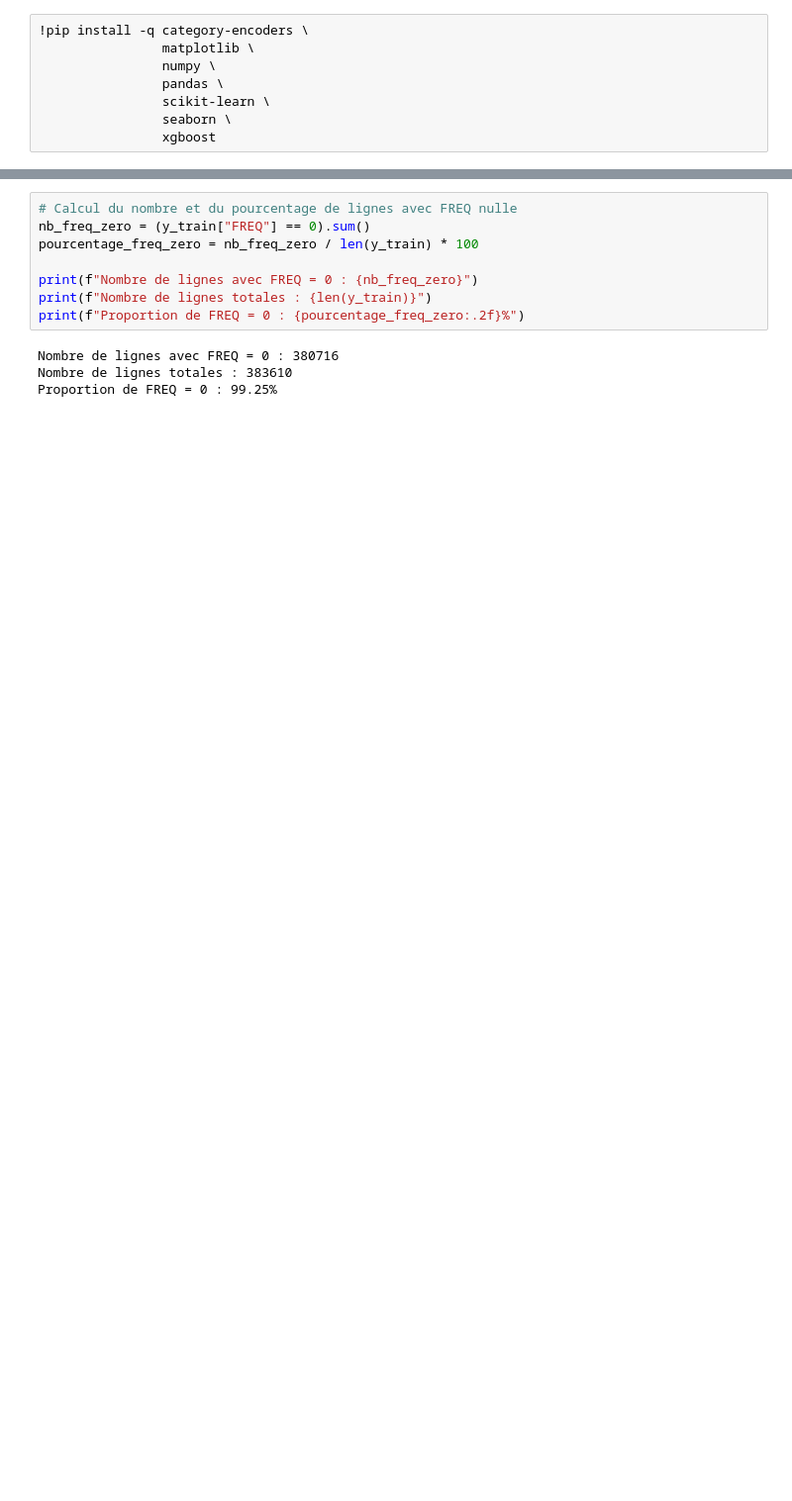
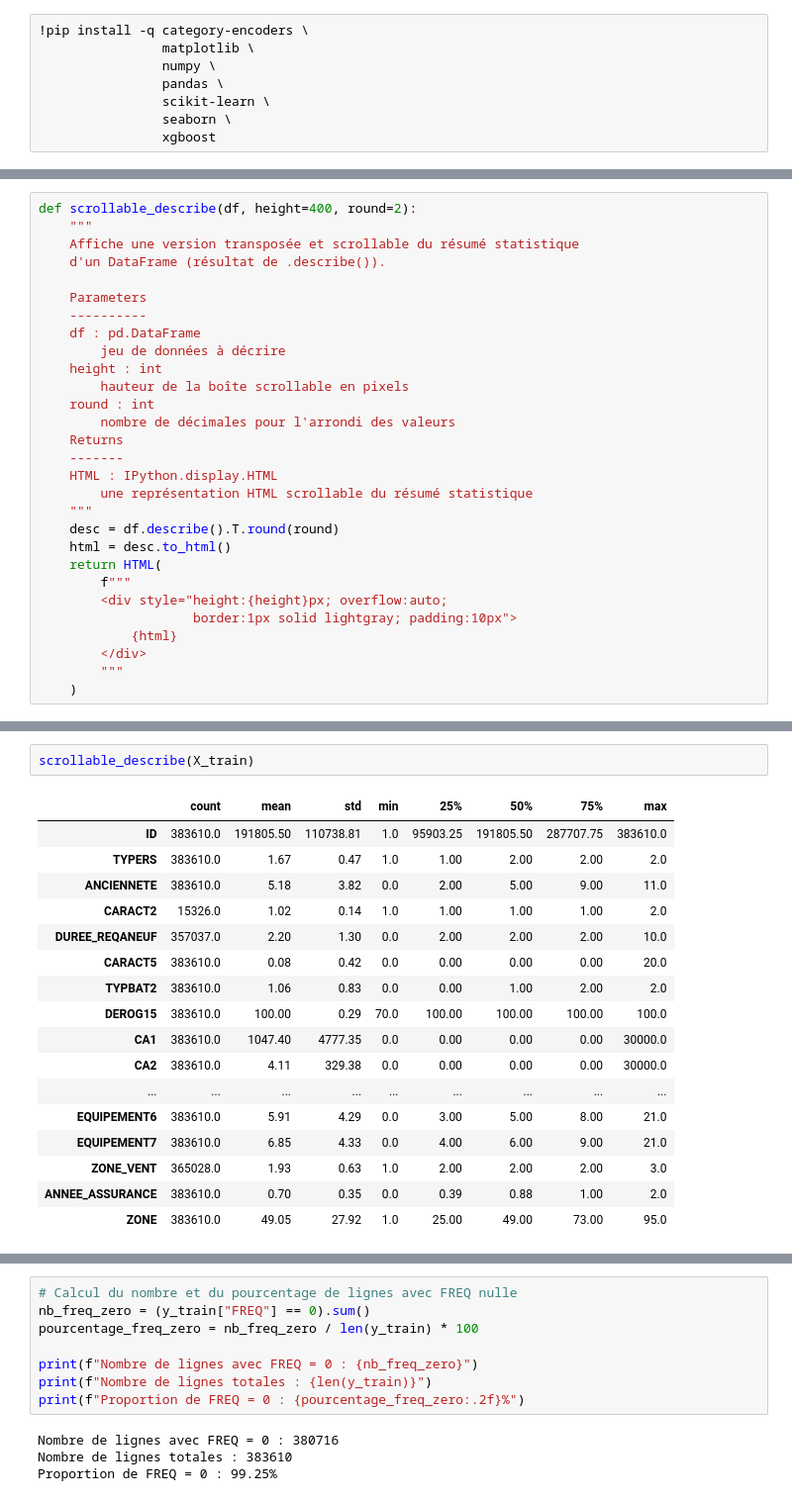
Before and after one commit to auduvignac/challengedata_ens_AssurPrime, a Jupyter notebook: notebooks/exploration/assurprime_modeling_workflow.ipynb, the cells around one changed output, grey strips where cells are left out. Shown at 99% size. Cells and saved outputs as stored; diff of their text form; blank space fills up the shorter version.

```diff
--- a/notebooks/exploration/assurprime_modeling_workflow.ipynb
+++ b/notebooks/exploration/assurprime_modeling_workflow.ipynb
@@ -198,0 +325,29 @@ Certaines colonnes contiennent des valeurs manquantes ou anonymisées (valeurs e
+# %%
+def scrollable_describe(df, height=400, round=2):
+    """
+    Affiche une version transposée et scrollable du résumé statistique
+    d'un DataFrame (résultat de .describe()).
+
+    Parameters
+    ----------
+    df : pd.DataFrame
+        jeu de données à décrire
+    height : int
+        hauteur de la boîte scrollable en pixels
+    round : int
+        nombre de décimales pour l'arrondi des valeurs
+    Returns
+    -------
+    HTML : IPython.display.HTML
+        une représentation HTML scrollable du résumé statistique
+    """
+    desc = df.describe().T.round(round)
+    html = desc.to_html()
+    return HTML(
+        f"""
+        <div style="height:{height}px; overflow:auto;
+                    border:1px solid lightgray; padding:10px">
+            {html}
+        </div>
+        """
+    )
@@ -198,0 +365,20 @@ Certaines colonnes contiennent des valeurs manquantes ou anonymisées (valeurs e
+# %%
+scrollable_describe(X_train)
+# %% [output]
+|  | count | mean | std | min | 25% | 50% | 75% | max |
+| ID | 383610.0 | 191805.50 | 110738.81 | 1.0 | 95903.25 | 191805.50 | 287707.75 | 383610.0 |
+| TYPERS | 383610.0 | 1.67 | 0.47 | 1.0 | 1.00 | 2.00 | 2.00 | 2.0 |
+| ANCIENNETE | 383610.0 | 5.18 | 3.82 | 0.0 | 2.00 | 5.00 | 9.00 | 11.0 |
+| CARACT2 | 15326.0 | 1.02 | 0.14 | 1.0 | 1.00 | 1.00 | 1.00 | 2.0 |
+| DUREE_REQANEUF | 357037.0 | 2.20 | 1.30 | 0.0 | 2.00 | 2.00 | 2.00 | 10.0 |
+| CARACT5 | 383610.0 | 0.08 | 0.42 | 0.0 | 0.00 | 0.00 | 0.00 | 20.0 |
+| TYPBAT2 | 383610.0 | 1.06 | 0.83 | 0.0 | 0.00 | 1.00 | 2.00 | 2.0 |
+| DEROG15 | 383610.0 | 100.00 | 0.29 | 70.0 | 100.00 | 100.00 | 100.00 | 100.0 |
+| CA1 | 383610.0 | 1047.40 | 4777.35 | 0.0 | 0.00 | 0.00 | 0.00 | 30000.0 |
+| CA2 | 383610.0 | 4.11 | 329.38 | 0.0 | 0.00 | 0.00 | 0.00 | 30000.0 |
+| ... | ... | ... | ... | ... | ... | ... | ... | ... |
+| EQUIPEMENT6 | 383610.0 | 5.91 | 4.29 | 0.0 | 3.00 | 5.00 | 8.00 | 21.0 |
+| EQUIPEMENT7 | 383610.0 | 6.85 | 4.33 | 0.0 | 4.00 | 6.00 | 9.00 | 21.0 |
+| ZONE_VENT | 365028.0 | 1.93 | 0.63 | 1.0 | 2.00 | 2.00 | 2.00 | 3.0 |
+| ANNEE_ASSURANCE | 383610.0 | 0.70 | 0.35 | 0.0 | 0.39 | 0.88 | 1.00 | 2.0 |
+| ZONE | 383610.0 | 49.05 | 27.92 | 1.0 | 25.00 | 49.00 | 73.00 | 95.0 |
```
Also changed, not shown: parts of 66 cells of this notebook.
